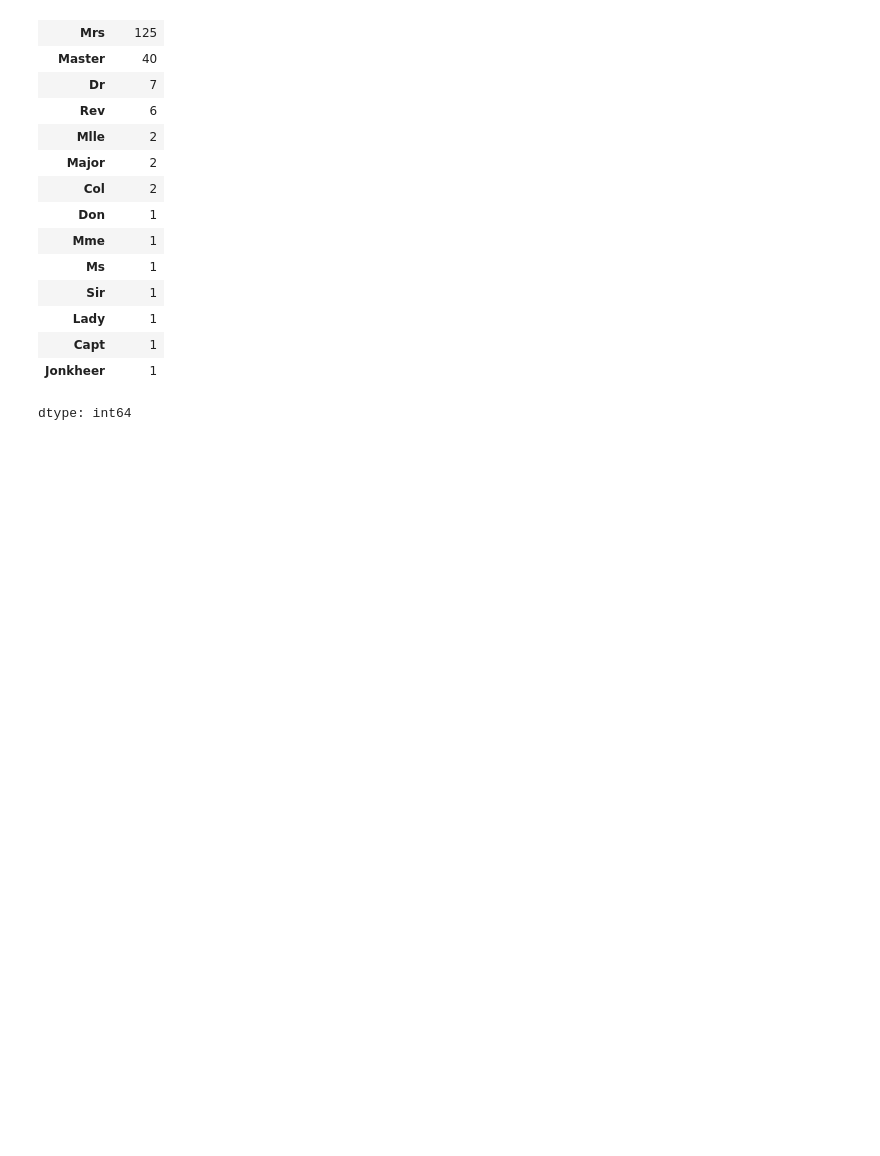
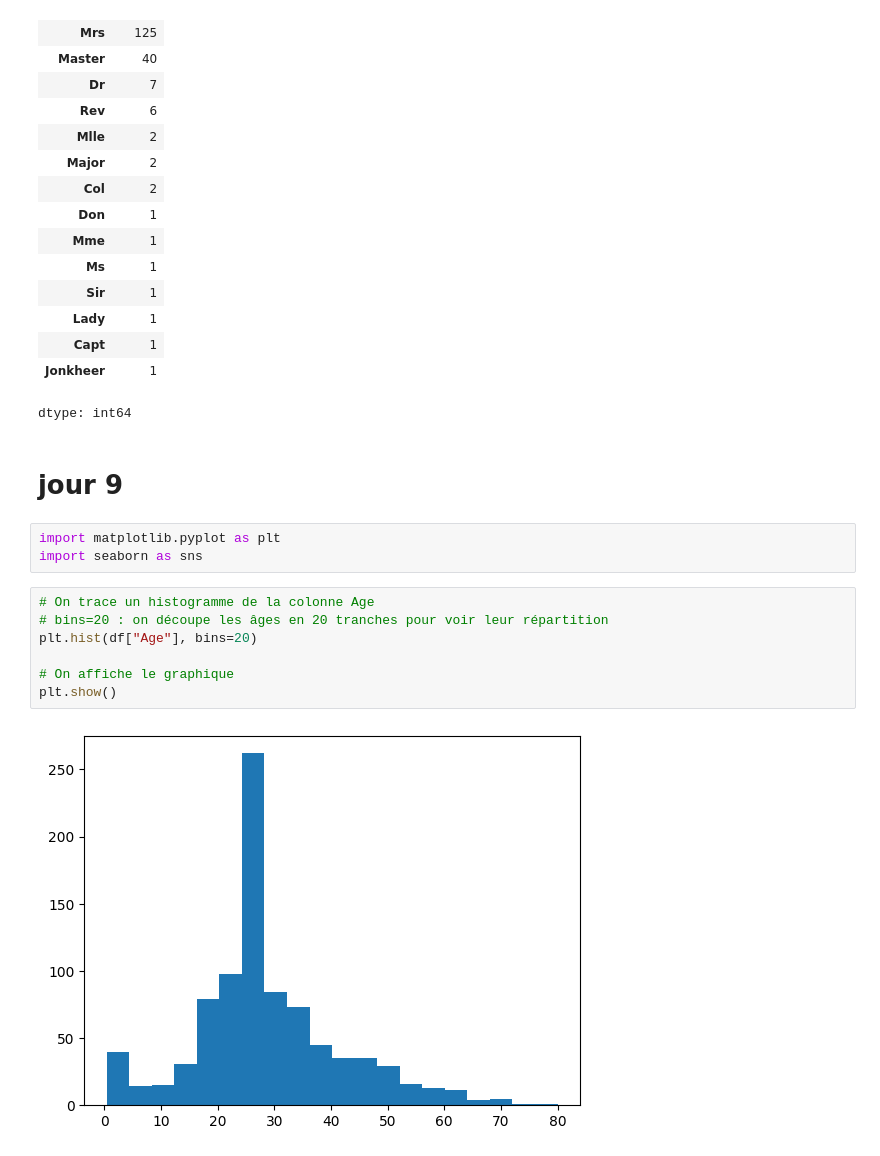
Before and after one commit to kaneserignembacke260-beep/titanic-ml-pipeline, a Jupyter notebook: 04_nettoyage.ipynb, the cells around one changed output. Saved outputs shown, nothing was run; the diff lists cells and outputs as text; blank space fills up the shorter version.

Commit message:
jour 9 et 10

```diff
--- a/04_nettoyage.ipynb
+++ b/04_nettoyage.ipynb
@@ -124,3 +124,17 @@ df["Title"].value_counts()
 | Capt | 1 |
 | Jonkheer | 1 |
 dtype: int64
+# %% [markdown]
+# jour 9
+# %%
+import matplotlib.pyplot as plt
+import seaborn as sns
+# %%
+# On trace un histogramme de la colonne Age
+# bins=20 : on découpe les âges en 20 tranches pour voir leur répartition
+plt.hist(df["Age"], bins=20)
+
+# On affiche le graphique
+plt.show()
+# %% [output]
+[figure, added]
```
Also changed, not shown: parts of 5 cells of this notebook.
